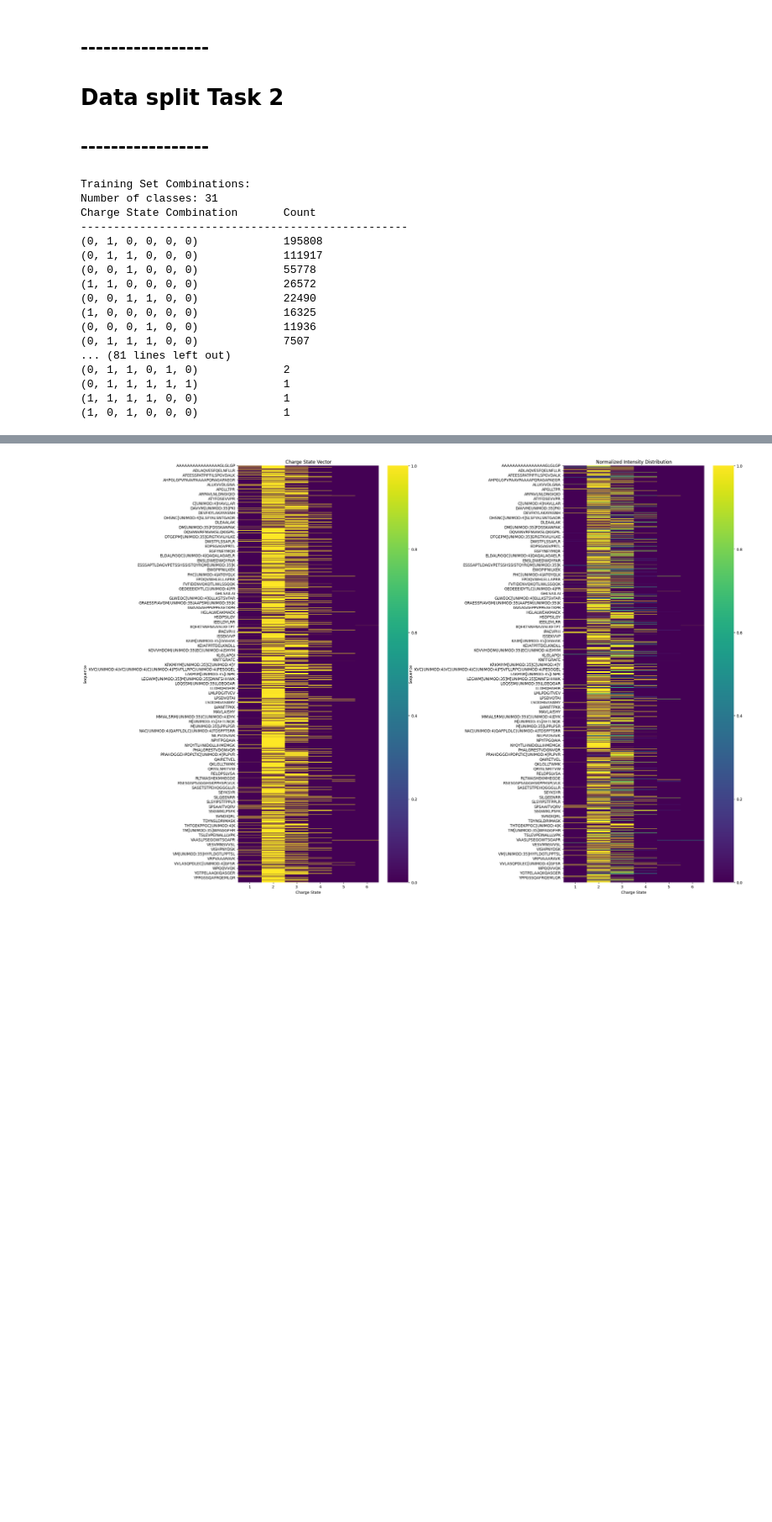
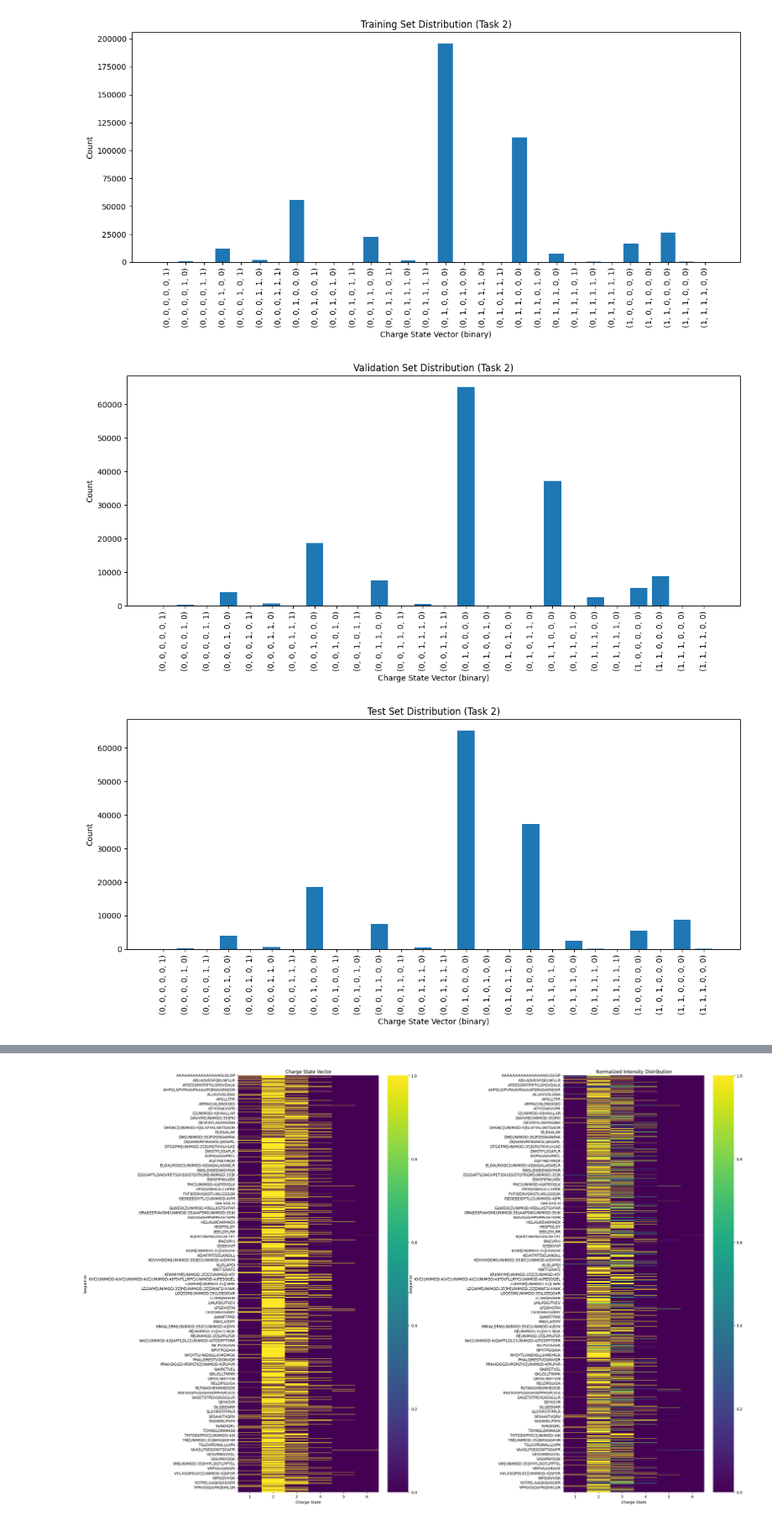
Before and after one commit to wilhelm-lab/dlomix, a Jupyter notebook: src/dlomix/precursor_charge_state_dev/data_split_tests.ipynb, the cells around one changed output, grey strips where cells are left out. Shown at 84% size. Cells and saved outputs as stored; diff of their text form; code cells hidden in the pictures; blank space fills up the shorter version.

```diff
--- a/src/dlomix/precursor_charge_state_dev/data_split_tests.ipynb
+++ b/src/dlomix/precursor_charge_state_dev/data_split_tests.ipynb
@@ -113,80 +97,41 @@ plt.show()
-# %% [markdown]
-## -----------------
-# Data split Task 2
-## -----------------
 # %%
 import ast
 from collections import Counter
-import matplotlib.pyplot as plt
 
-# Convert a string representation to actual list
+# Helper function to convert string representations to list
 def literal_eval_list(col):
     return [int(x) for x in ast.literal_eval(col)]
 
-# Count unique combinations for charge state vectors
+# Function to count unique combinations of charge states
 def count_charge_states(df, col):
-    # onvert lists or arrays to tuples for counting
     tuples = df[col].apply(lambda x: tuple(x))
-    # Count occurrences
     return Counter(tuples)
 
-# Visualize charge state vector distribution
+# Function to plot distribution with labels
 def plot_distribution_with_labels(counter, title):
     labels, counts = zip(*sorted(counter.items()))
     label_strings = [str(label) for label in labels]
-
     plt.figure(figsize=(12, 6))
     plt.bar(range(len(counts)), counts, tick_label=label_strings)
     plt.xlabel("Charge State Vector (binary)")
     plt.ylabel("Count")
     plt.title(title)
-
     plt.xticks(rotation=90)
-    plt.tight_layout() # Prevent label overlap
+    plt.tight_layout()
     plt.show()
 
-
-# Display observed combinations and their counts
-def display_combinations_and_counts(counter):
-    print("{:<30} {}".format("Charge State Combination", "Count"))
-    print("-" * 50)
-    for combination, count in sorted(counter.items(), key=lambda x: x[1], reverse=True):
-        combination_str = str(combination)
-        print(f"{combination_str:<30} {count}")
-
+# Counting and plotting distributions
 train_counter = count_charge_states(train_df, 'charge_state_vector')
 val_counter = count_charge_states(val_df, 'charge_state_vector')
 test_counter = count_charge_states(test_df, 'charge_state_vector')
 
-print("\nTraining Set Combinations:")
-print(f"Number of classes: {len(train_counter)}")
-display_combinations_and_counts(train_counter)
-
-print("\nValidation Set Combinations:")
-print(f"Number of classes: {len(val_counter)}")
-display_combinations_and_counts(val_counter)
-
-print("\nTest Set Combinations:")
-print(f"Number of classes: {len(test_counter)}")
-display_combinations_and_counts(test_counter)
+plot_distribution_with_labels(train_counter, "Training Set Distribution (Task 2)")
+plot_distribution_with_labels(val_counter, "Validation Set Distribution (Task 2)")
+plot_distribution_with_labels(test_counter, "Test Set Distribution (Task 2)")
 # %% [output]
-Training Set Combinations:
-Number of classes: 31
-Charge State Combination       Count
---------------------------------------------------
-(0, 1, 0, 0, 0, 0)             195808
-(0, 1, 1, 0, 0, 0)             111917
-(0, 0, 1, 0, 0, 0)             55778
-(1, 1, 0, 0, 0, 0)             26572
-(0, 0, 1, 1, 0, 0)             22490
-(1, 0, 0, 0, 0, 0)             16325
-(0, 0, 0, 1, 0, 0)             11936
-(0, 1, 1, 1, 0, 0)             7507
-... (81 lines left out)
-(0, 1, 1, 0, 1, 0)             2
-(0, 1, 1, 1, 1, 1)             1
-(1, 1, 1, 1, 0, 0)             1
-(1, 0, 1, 0, 0, 0)             1
+[figure, added]
+[figure, added]
+[figure, added]
 # %%
 # show which classes are missing in the validation set
 missing_classes = set(train_counter.keys()) - set(val_counter.keys())
```
Also changed, not shown: parts of 23 cells of this notebook, 3 other files.
